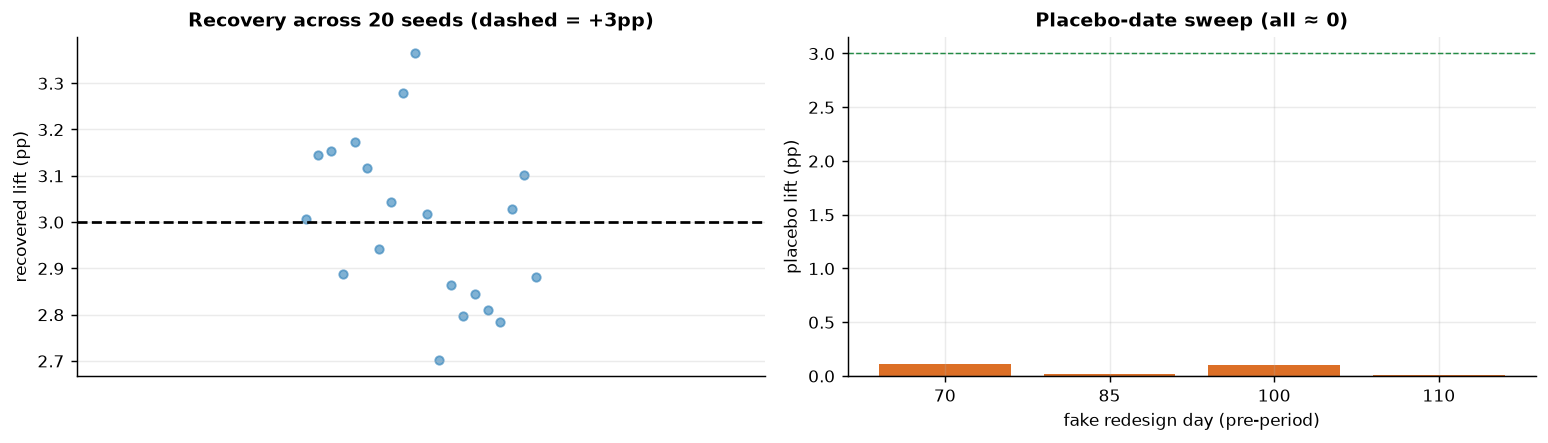
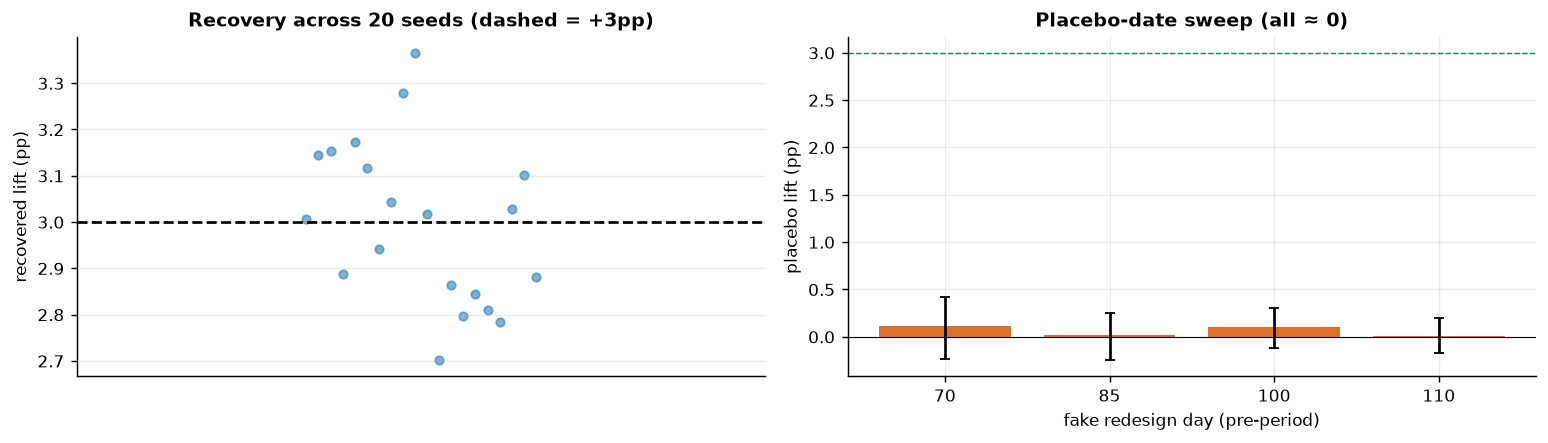
The notebook cell's code change between the first figure and the second:
--- before
+++ after
@@ -10,11 +10,17 @@
 fake_dates = [70, 85, 100, 110]                       # fake redesigns on the pre-period; all should land ~0
 pre_only = df[df.t < REDESIGN].copy().set_index("t", drop=False)
-placebo_by_date = [est.its(pre_only, treatment_time=fd, formula="conversion ~ 1 + t + sin7 + cos7", fast=True)
-                   .post_impact.mean(dim=["treated_units", "obs_ind"]).values.mean() for fd in fake_dates]
+placebo_draws = [est.its(pre_only, treatment_time=fd, formula="conversion ~ 1 + t + sin7 + cos7", fast=True)
+                 .post_impact.mean(dim=["treated_units", "obs_ind"]).values.ravel() for fd in fake_dates]
+placebo_by_date = [d.mean() for d in placebo_draws]                       # posterior mean per fake date
+placebo_lo = np.array([np.quantile(d, 0.05) for d in placebo_draws])      # 5-95% posterior band per placebo fit
+placebo_hi = np.array([np.quantile(d, 0.95) for d in placebo_draws])
 fig, ax = plt.subplots(1, 2, figsize=(12, 3.5))
 ax[0].scatter(np.linspace(-0.2, 0.2, NSEED), pts * 100, s=22, color=plots.BLUE, alpha=0.6)
 ax[0].axhline(true_lift * 100, color="k", ls="--"); ax[0].set_xticks([]); ax[0].set_xlim(-0.6, 0.6)
 ax[0].set_ylabel("recovered lift (pp)"); ax[0].set_title(f"Recovery across {NSEED} seeds (dashed = +{true_lift*100:.0f}pp)")
-ax[1].axhline(0, color="k", lw=0.6); ax[1].bar([str(d) for d in fake_dates], [p * 100 for p in placebo_by_date], color=plots.ORANGE, alpha=0.9)
+ax[1].axhline(0, color="k", lw=0.6)
+_pb = np.array(placebo_by_date)
+ax[1].bar([str(d) for d in fake_dates], _pb * 100,
+          yerr=[(_pb - placebo_lo) * 100, (placebo_hi - _pb) * 100], capsize=3, color=plots.ORANGE, alpha=0.9)
 ax[1].axhline(true_lift * 100, color=plots.GREEN, ls="--", lw=0.8)
 ax[1].set_xlabel("fake redesign day (pre-period)"); ax[1].set_ylabel("placebo lift (pp)"); ax[1].set_title("Placebo-date sweep (all ≈ 0)")

Commit: Majors re-triage + fixes (point 3) + deferred tail (point 4)